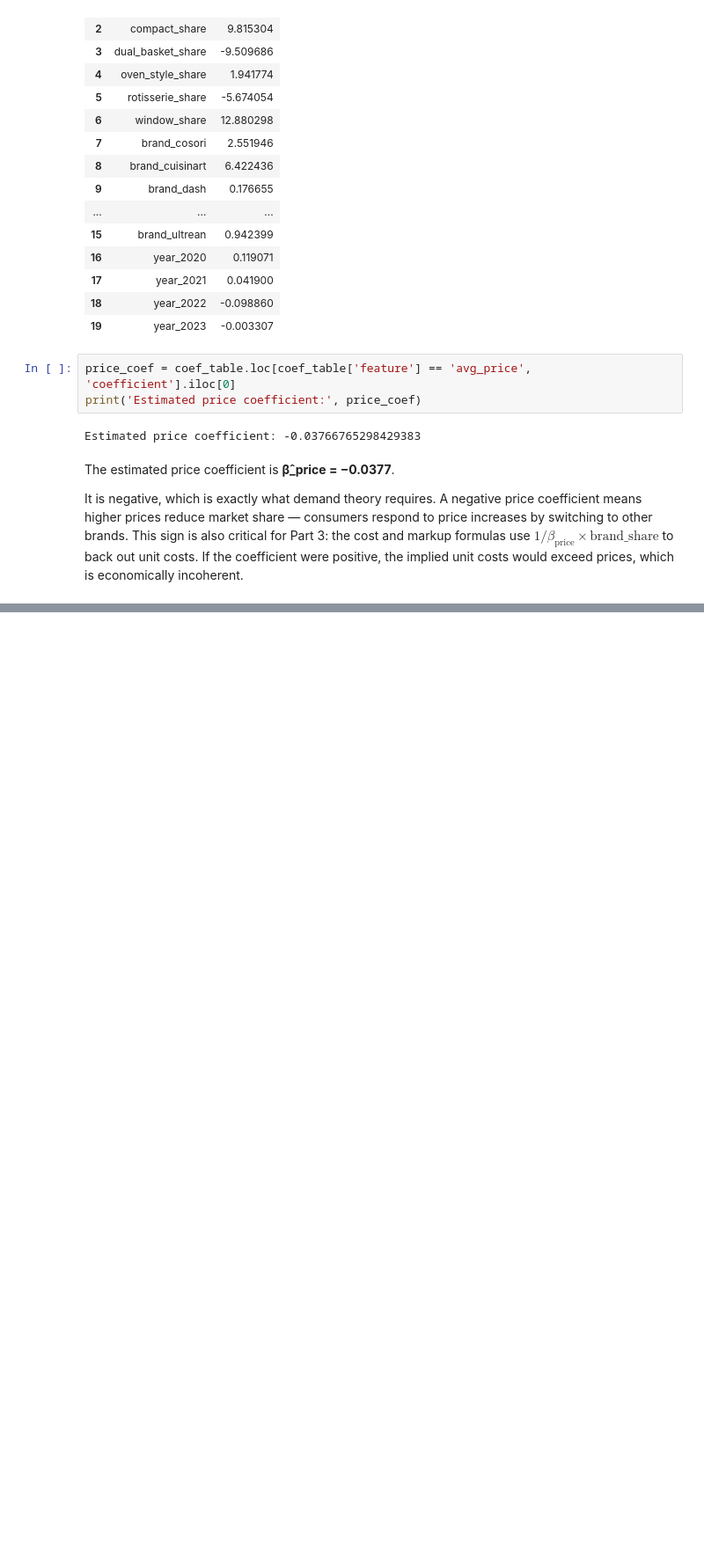
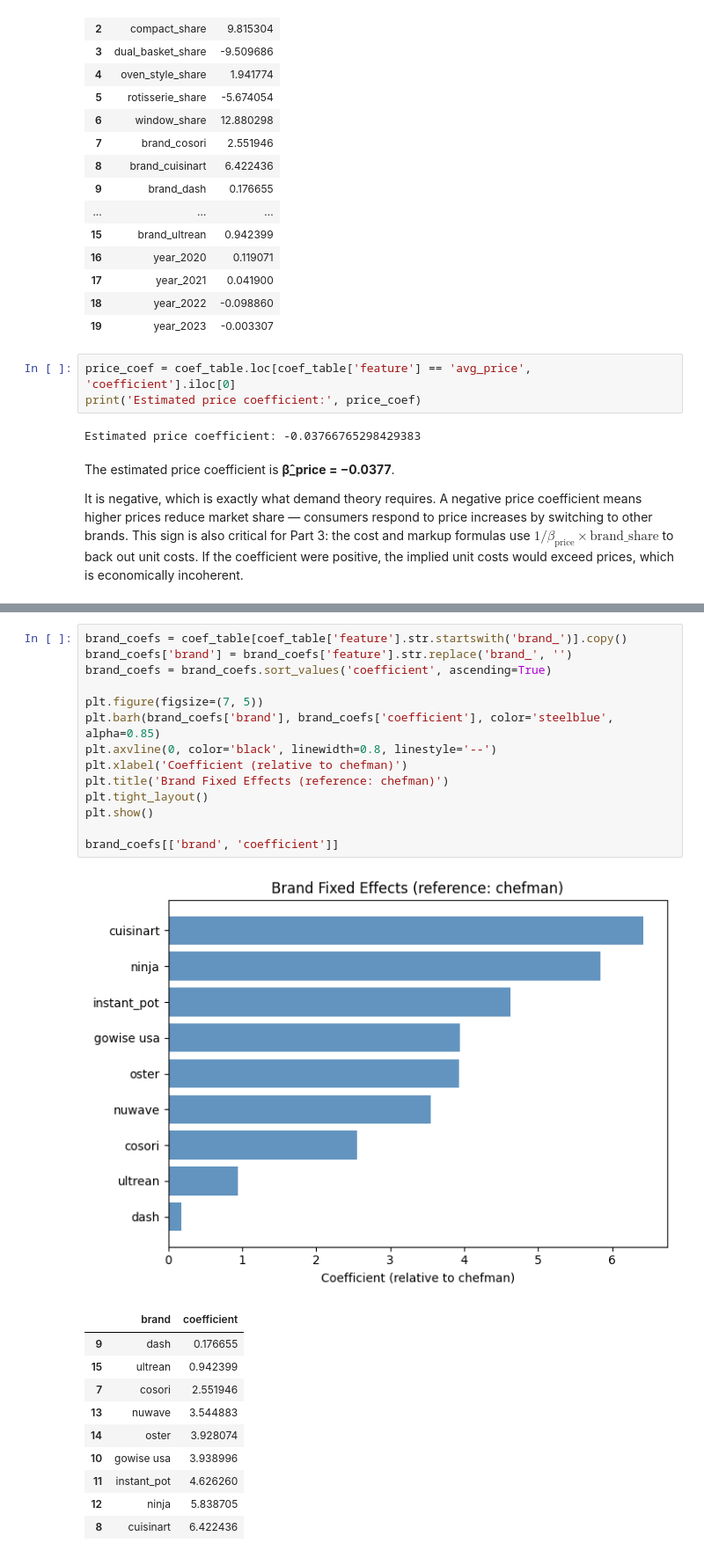
Before and after one commit to brishti-c/Demand_Estimation, a Jupyter notebook: Data_Analyst.ipynb, the cells around one changed output, grey strips where cells are left out. Shown at 88% size. Saved outputs shown, nothing was run; the diff lists cells and outputs as text; blank space fills up the shorter version.

```diff
--- a/Data_Analyst.ipynb
+++ b/Data_Analyst.ipynb
@@ -202,0 +236,26 @@ It is negative, which is exactly what demand theory requires. A negative price c
+# %%
+brand_coefs = coef_table[coef_table['feature'].str.startswith('brand_')].copy()
+brand_coefs['brand'] = brand_coefs['feature'].str.replace('brand_', '')
+brand_coefs = brand_coefs.sort_values('coefficient', ascending=True)
+
+plt.figure(figsize=(7, 5))
+plt.barh(brand_coefs['brand'], brand_coefs['coefficient'], color='steelblue', alpha=0.85)
+plt.axvline(0, color='black', linewidth=0.8, linestyle='--')
+plt.xlabel('Coefficient (relative to chefman)')
+plt.title('Brand Fixed Effects (reference: chefman)')
+plt.tight_layout()
+plt.show()
+
+brand_coefs[['brand', 'coefficient']]
+# %% [output]
+[figure, added]
+|  | brand | coefficient |
+| 9 | dash | 0.176655 |
+| 15 | ultrean | 0.942399 |
+| 7 | cosori | 2.551946 |
+| 13 | nuwave | 3.544883 |
+| 14 | oster | 3.928074 |
+| 10 | gowise usa | 3.938996 |
+| 11 | instant_pot | 4.626260 |
+| 12 | ninja | 5.838705 |
+| 8 | cuisinart | 6.422436 |
```
Also changed, not shown: parts of 8 cells of this notebook.
